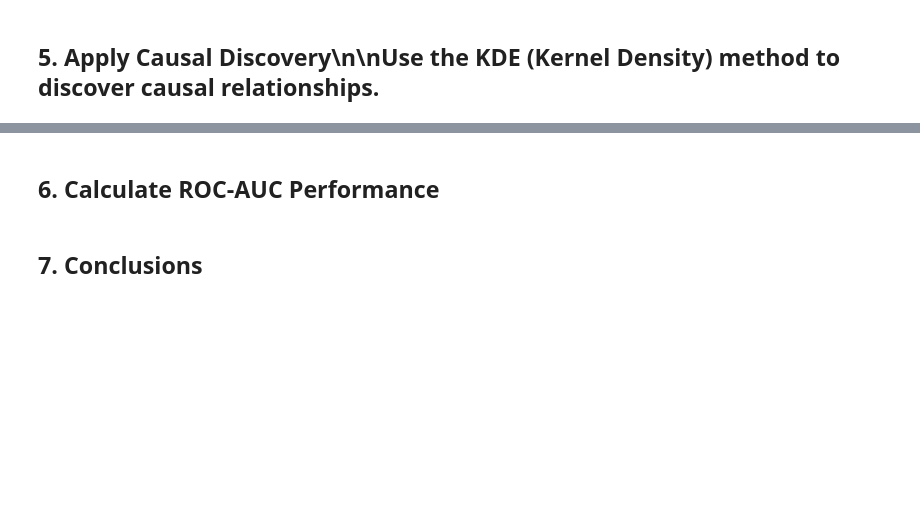
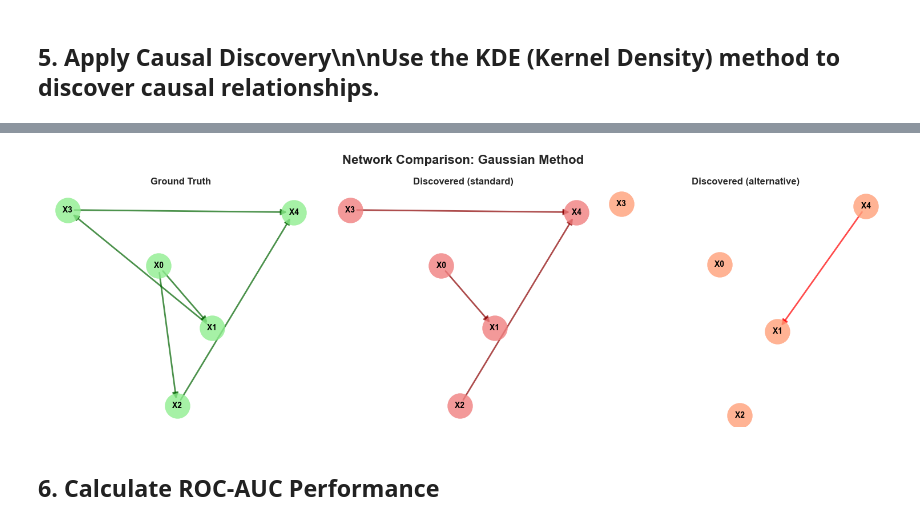
Before and after one commit to Center-For-Complex-Systems-Science/causationentropy, a Jupyter notebook: notebooks/kde_causal_discovery_example.ipynb, the cells around one changed output, grey strips where cells are left out. Saved outputs shown, nothing was run; the diff lists cells and outputs as text; code cells hidden in the pictures; blank space fills up the shorter version.

```diff
--- a/notebooks/kde_causal_discovery_example.ipynb
+++ b/notebooks/kde_causal_discovery_example.ipynb
@@ -114,3 +171,49 @@ for method in methods_to_test:
+# %%
+# Plot comparison of networks
+fig, axes = plt.subplots(1, len(methods_to_test) + 1, figsize=(5 * (len(methods_to_test) + 1), 5))
+if len(methods_to_test) == 1:
+    axes = [axes[0], axes[1]]
+
+# Plot ground truth
+ax = axes[0]
+nx.draw_networkx_nodes(G_true, pos, node_color='lightgreen',
+                       node_size=1000, alpha=0.8, ax=ax)
+nx.draw_networkx_edges(G_true, pos, edge_color='darkgreen',
+                       arrows=True, arrowsize=15, width=2, alpha=0.7, ax=ax)
+nx.draw_networkx_labels(G_true, pos, {i: f'X{i}' for i in range(n_nodes)},
+                        font_size=10, font_weight='bold', ax=ax)
+ax.set_title('Ground Truth', fontweight='bold')
+ax.axis('off')
+
+# Plot discovered networks
+colors = ['lightcoral', 'lightsalmon', 'lightsteelblue']
+edge_colors = ['darkred', 'red', 'darkblue']
+
+for i, (method, G_disc) in enumerate(discovered_networks.items()):
+    ax = axes[i + 1]
+
+    # Convert node names back to integers for consistent positioning
+    G_disc_int = nx.DiGraph()
+    G_disc_int.add_nodes_from(range(n_nodes))
+    for edge in G_disc.edges():
+        src = int(edge[0].replace('X', '')) if 'X' in str(edge[0]) else int(edge[0])
+        dst = int(edge[1].replace('X', '')) if 'X' in str(edge[1]) else int(edge[1])
+        G_disc_int.add_edge(src, dst)
+
+    nx.draw_networkx_nodes(G_disc_int, pos, node_color=colors[i],
+                           node_size=1000, alpha=0.8, ax=ax)
+    nx.draw_networkx_edges(G_disc_int, pos, edge_color=edge_colors[i],
+                           arrows=True, arrowsize=15, width=2, alpha=0.7, ax=ax)
+    nx.draw_networkx_labels(G_disc_int, pos, {i: f'X{i}' for i in range(n_nodes)},
+                            font_size=10, font_weight='bold', ax=ax)
+    ax.set_title(f'Discovered ({method})', fontweight='bold')
+    ax.axis('off')
+
+plt.suptitle('Network Comparison: Gaussian Method', fontsize=16, fontweight='bold')
+plt.tight_layout()
+plt.show()
+# %% [output]
+[figure, added]
 # %% [markdown]
 ## 6. Calculate ROC-AUC Performance
 # %%
@@ -118,2 +296,0 @@ def calculate_roc_auc(true_adj, discovered_graph):\n    \"\"\"Calculate ROC-AUC
-# %% [markdown]
-## 7. Conclusions
```
Also changed, not shown: parts of 9 cells of this notebook, 7 other files.
